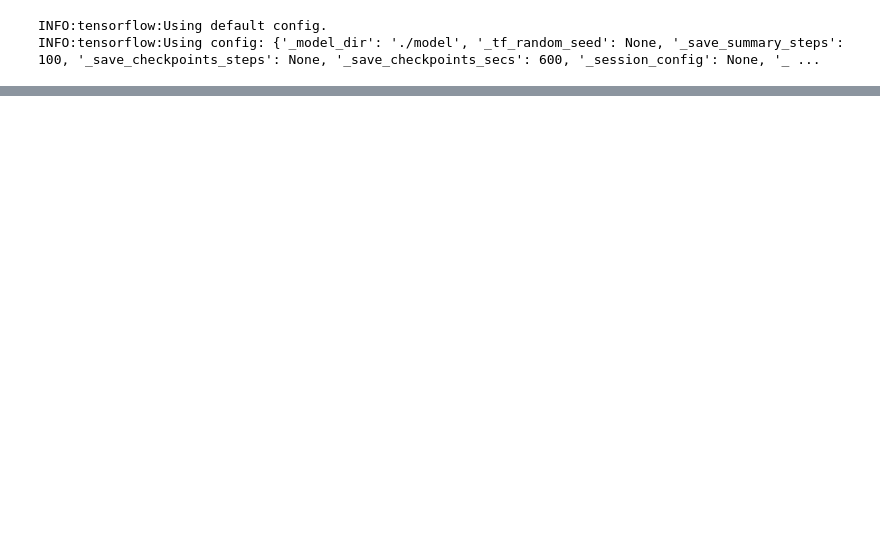
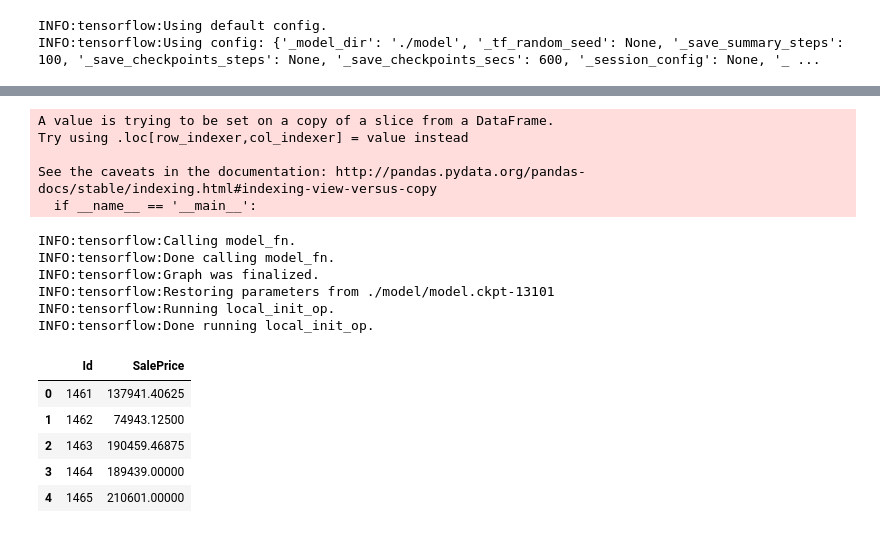
Before and after one commit to adam-r-kowalski/kaggle, a Jupyter notebook: house-prices-advanced-regression-techniques/house-prices-advanced-regression-techniques.ipynb, the cells around one changed output, grey strips where cells are left out. Drawn from its saved outputs; the diff is of its cells as text; code cells hidden in the pictures; blank space fills up the shorter version.

```diff
--- a/house-prices-advanced-regression-techniques/house-prices-advanced-regression-techniques.ipynb
+++ b/house-prices-advanced-regression-techniques/house-prices-advanced-regression-techniques.ipynb
@@ -121,0 +162,34 @@ INFO:tensorflow:Calling model_fn.
+# %%
+eval_df = pd.read_csv('./test.csv')
+# %%
+normalized_eval_features = normalizer.transform(eval_df[feature_column_names])
+# %% [output]
+A value is trying to be set on a copy of a slice from a DataFrame.
+Try using .loc[row_indexer,col_indexer] = value instead
+
+See the caveats in the documentation: http://pandas.pydata.org/pandas-docs/stable/indexing.html#indexing-view-versus-copy
+  if __name__ == '__main__':
+# %%
+predictions = [prediction[0] for prediction in classifier.predict(input_fn=lambda: predict_input_fn(normalized_eval_features))]
+# %% [output]
+INFO:tensorflow:Calling model_fn.
+INFO:tensorflow:Done calling model_fn.
+INFO:tensorflow:Graph was finalized.
+INFO:tensorflow:Restoring parameters from ./model/model.ckpt-13101
+INFO:tensorflow:Running local_init_op.
+INFO:tensorflow:Done running local_init_op.
+# %%
+offset = 1461
+submissions = pd.DataFrame({
+    'Id': range(offset, len(predictions) + offset),
+    'SalePrice': predictions
+})
+# %%
+submissions.head()
+# %% [output]
+|  | Id | SalePrice |
+| 0 | 1461 | 137941.40625 |
+| 1 | 1462 | 74943.12500 |
+| 2 | 1463 | 190459.46875 |
+| 3 | 1464 | 189439.00000 |
+| 4 | 1465 | 210601.00000 |
```
Also changed, not shown: parts of 9 cells of this notebook.
